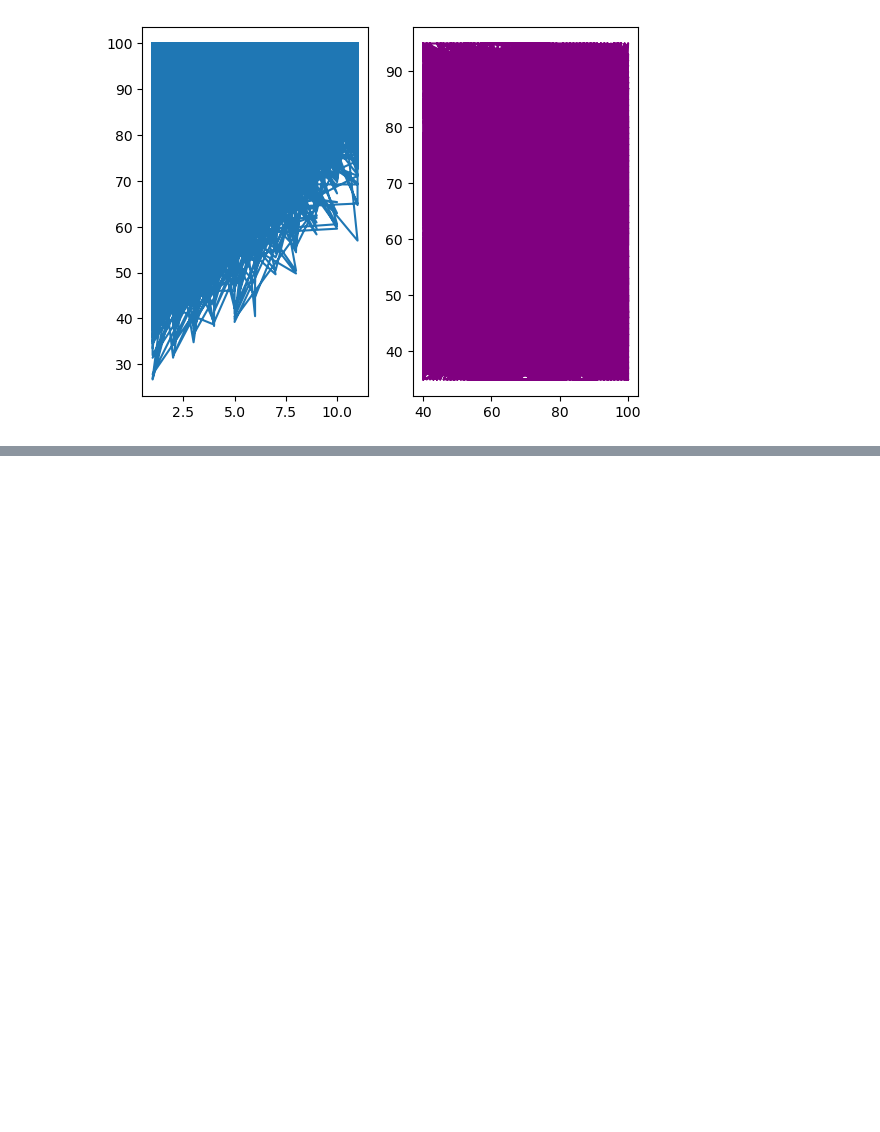
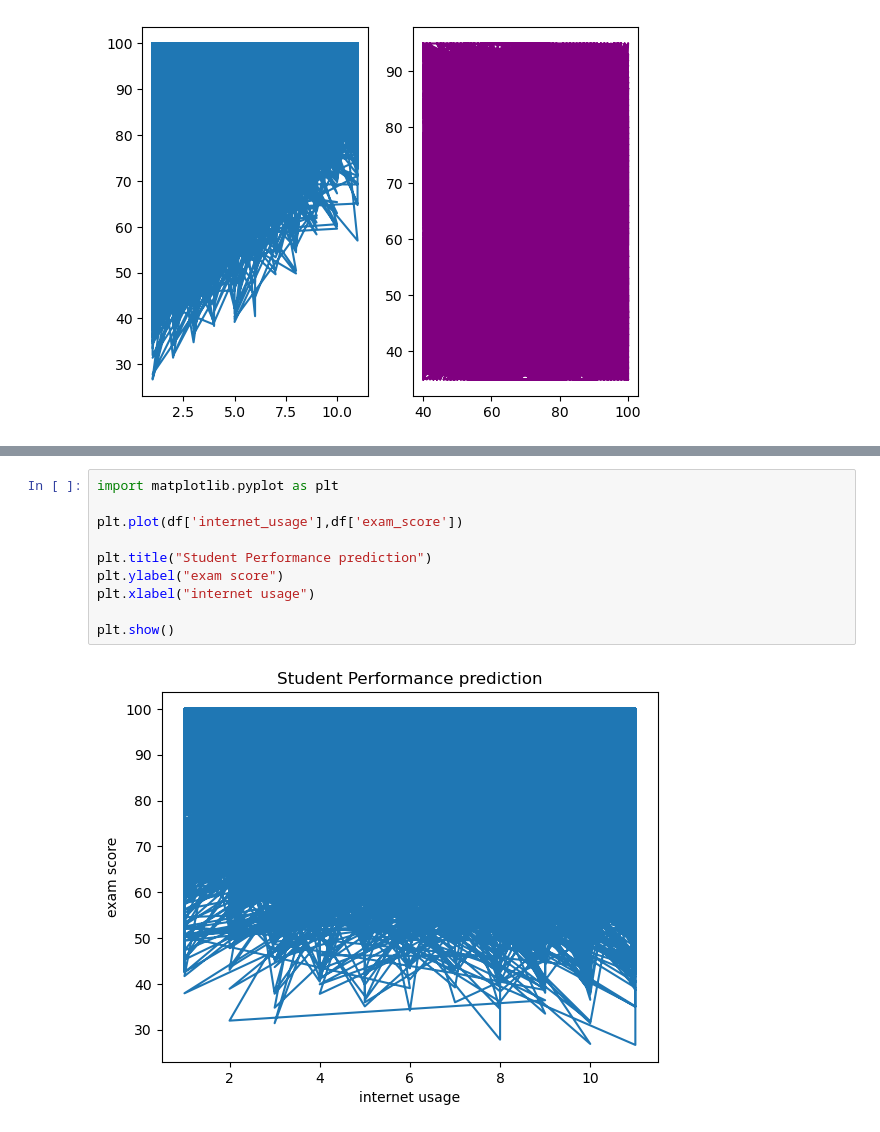
Before and after one commit to Thaniya3131/Data-Science, a Jupyter notebook: matplotlib.ipynb, the cells around one changed output, grey strips where cells are left out. Drawn from its saved outputs; the diff is of its cells as text; blank space fills up the shorter version.

```diff
--- a/matplotlib.ipynb
+++ b/matplotlib.ipynb
@@ -236,0 +269,12 @@ plt.show()
+# %%
+import matplotlib.pyplot as plt
+
+plt.plot(df['internet_usage'],df['exam_score'])
+
+plt.title("Student Performance prediction")
+plt.ylabel("exam score")
+plt.xlabel("internet usage")
+
+plt.show()
+# %% [output]
+[figure, added]
```
Also changed, not shown: parts of 7 cells of this notebook.
